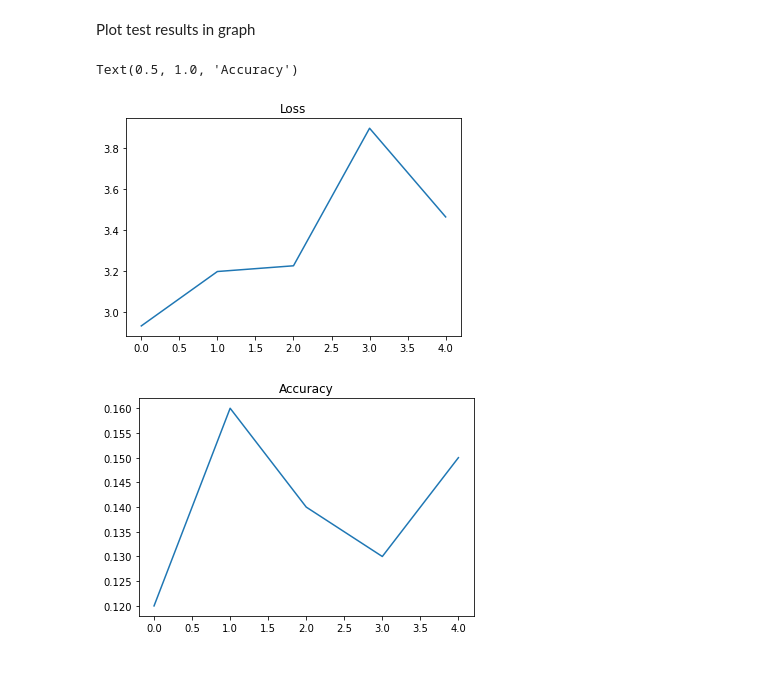
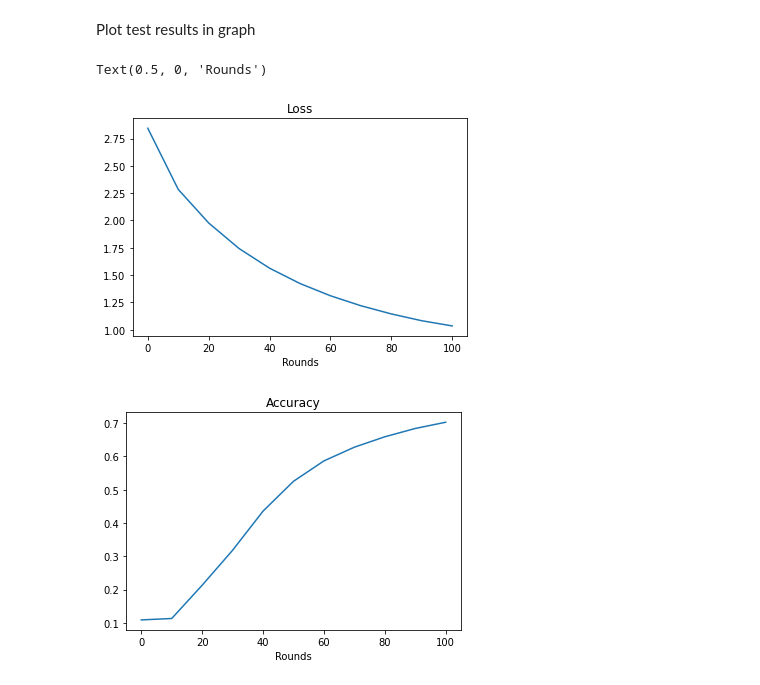
Before and after one commit to TobiasAspegardh/TNK103---Federated-Learning, a Jupyter notebook: TFF_project.ipynb, the cells around one changed output. Drawn from its saved outputs; the diff is of its cells as text; code cells hidden in the pictures.

```diff
--- a/TFF_project.ipynb
+++ b/TFF_project.ipynb
@@ -270,3 +294,5 @@ results_list.append(evaluate(server_state))
 # %%
 import pandas as pd
 results_df = pd.DataFrame(results_list,columns=['loss','accuracy'])
+results_df2 = results_df.drop(labels=1,axis=0)
+results_df2
@@ -273,14 +312,18 @@ results_df = pd.DataFrame(results_list,columns=['loss','accuracy'])
 # %% [markdown]
 Plot test results in graph
 # %%
+x = [i*10 for i in range(11)]
+
 fig_loss, ax_loss = pyplot.subplots()
-ax_loss.plot(results_df.loss)
+ax_loss.plot(x, results_df2.loss)
 ax_loss.set_title('Loss')
+ax_loss.set_xlabel('Rounds')
 
 fig_acc, ax_acc = pyplot.subplots()
-ax_acc.plot(results_df.accuracy)
+ax_acc.plot(x,results_df2.accuracy)
 ax_acc.set_title('Accuracy')
+ax_acc.set_xlabel('Rounds')
 # %% [output]
-Text(0.5, 1.0, 'Accuracy')
+Text(0.5, 0, 'Rounds')
-[figure, old version]
+[figure, new version]
-[figure, old version]
+[figure, new version]
```
Also changed, not shown: parts of 3 cells of this notebook.
